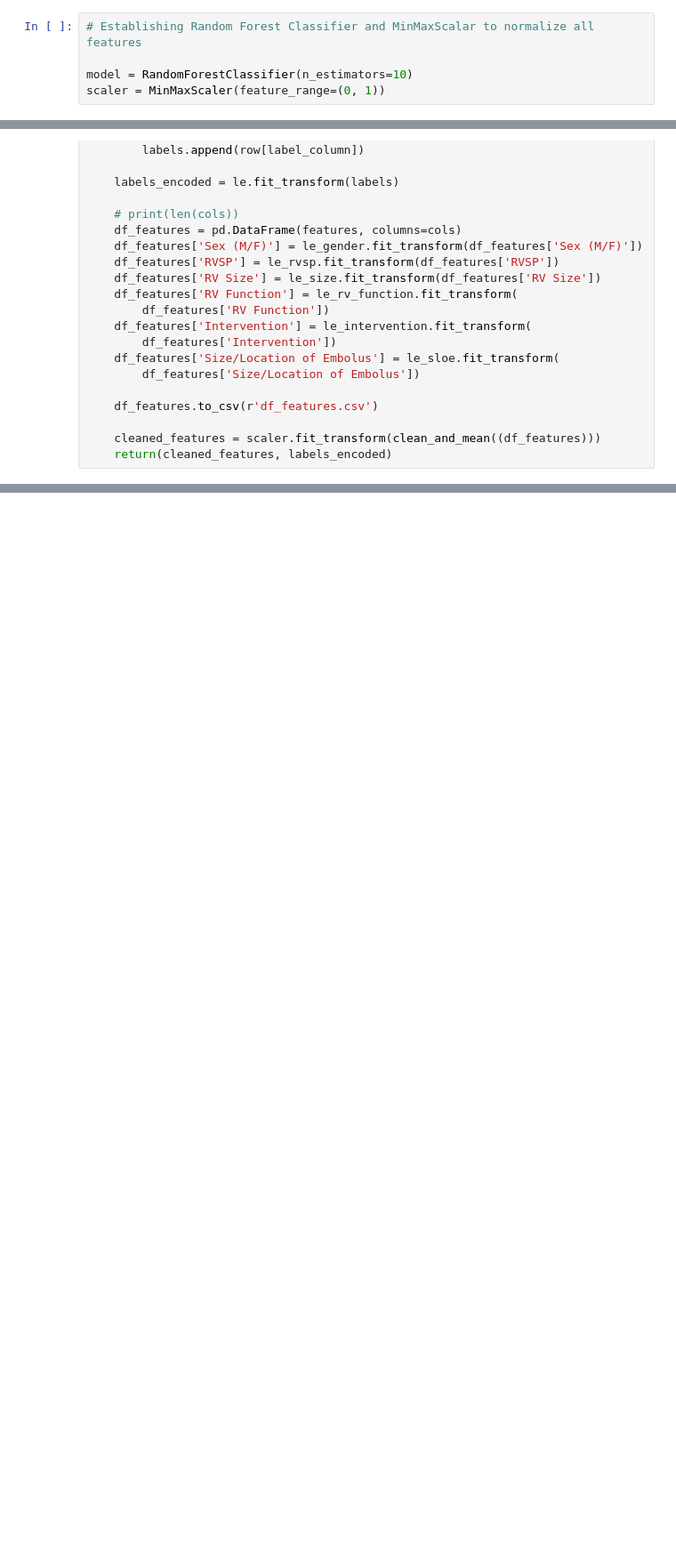
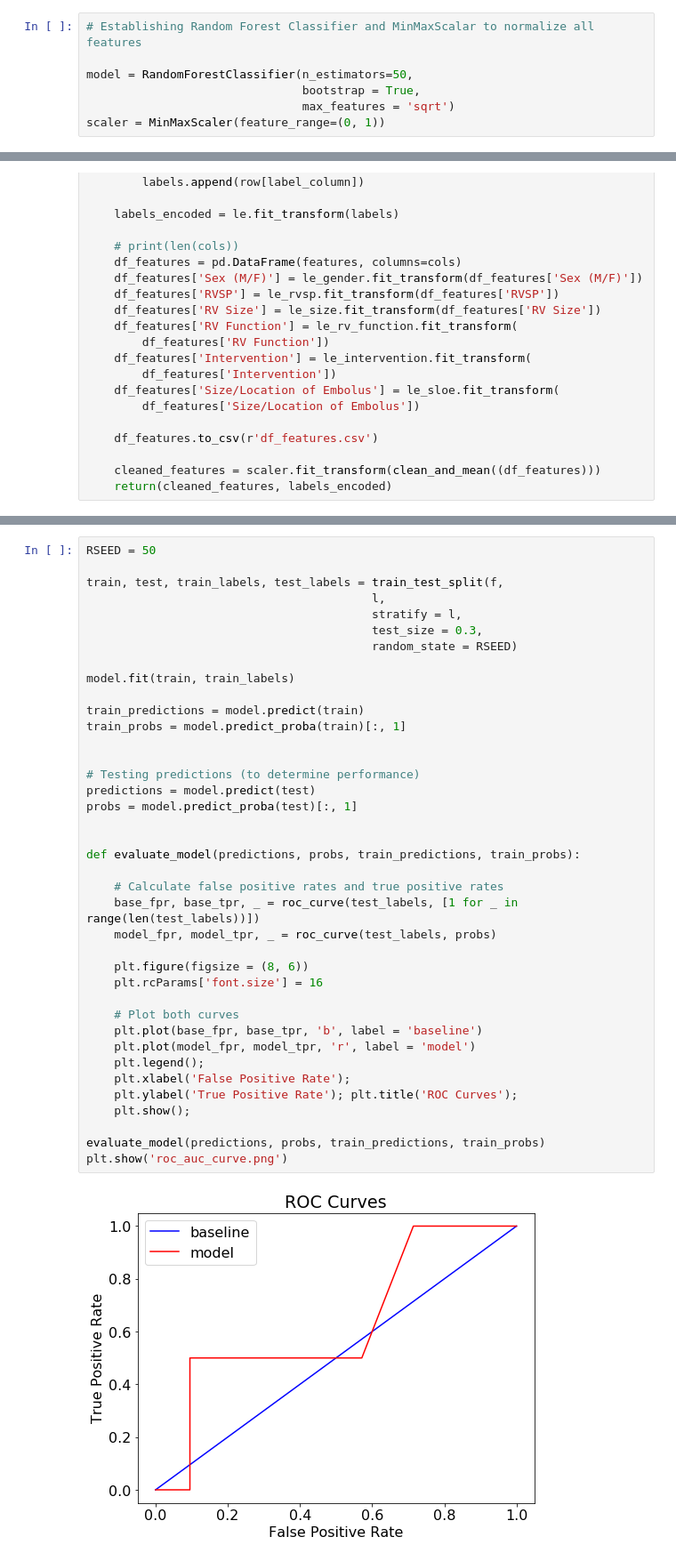
Before and after one commit to nitro41992/cs634-final-project, a Jupyter notebook: Scar Report.ipynb, the cells around one changed output, grey strips where cells are left out. Shown at 89% size. Drawn from its saved outputs; the diff is of its cells as text; blank space fills up the shorter version.

```diff
--- a/Scar Report.ipynb
+++ b/Scar Report.ipynb
@@ -31,7 +33,9 @@ le_sloe = preprocessing.LabelEncoder()
 # %%
 # Establishing Random Forest Classifier and MinMaxScalar to normalize all features
 
-model = RandomForestClassifier(n_estimators=10)
+model = RandomForestClassifier(n_estimators=50,
+                               bootstrap = True,
+                               max_features = 'sqrt')
 scaler = MinMaxScaler(feature_range=(0, 1))
 # %%
 # Function to parse data from csv into a list
@@ -189 +193,42 @@ Image(filename = 'tree.png')
+# %%
+RSEED = 50
+
+train, test, train_labels, test_labels = train_test_split(f,
+                                         l,
+                                         stratify = l,
+                                         test_size = 0.3,
+                                         random_state = RSEED)
+
+model.fit(train, train_labels)
+
+train_predictions = model.predict(train)
+train_probs = model.predict_proba(train)[:, 1]
+
+
+# Testing predictions (to determine performance)
+predictions = model.predict(test)
+probs = model.predict_proba(test)[:, 1]
+
+
+def evaluate_model(predictions, probs, train_predictions, train_probs):
+
+    # Calculate false positive rates and true positive rates
+    base_fpr, base_tpr, _ = roc_curve(test_labels, [1 for _ in range(len(test_labels))])
+    model_fpr, model_tpr, _ = roc_curve(test_labels, probs)
+
+    plt.figure(figsize = (8, 6))
+    plt.rcParams['font.size'] = 16
+
+    # Plot both curves
+    plt.plot(base_fpr, base_tpr, 'b', label = 'baseline')
+    plt.plot(model_fpr, model_tpr, 'r', label = 'model')
+    plt.legend();
+    plt.xlabel('False Positive Rate');
+    plt.ylabel('True Positive Rate'); plt.title('ROC Curves');
+    plt.show();
+
+evaluate_model(predictions, probs, train_predictions, train_probs)
+plt.show('roc_auc_curve.png')
+# %% [output]
+[figure, added]
 # %%
```
Also changed, not shown: parts of 4 cells of this notebook, 2 other files.
